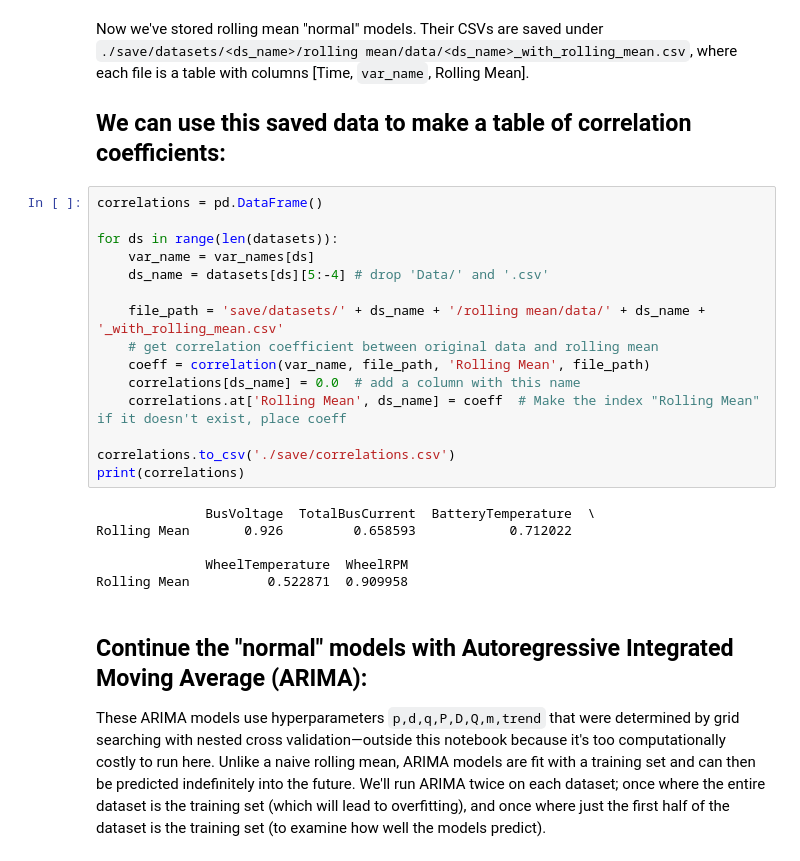
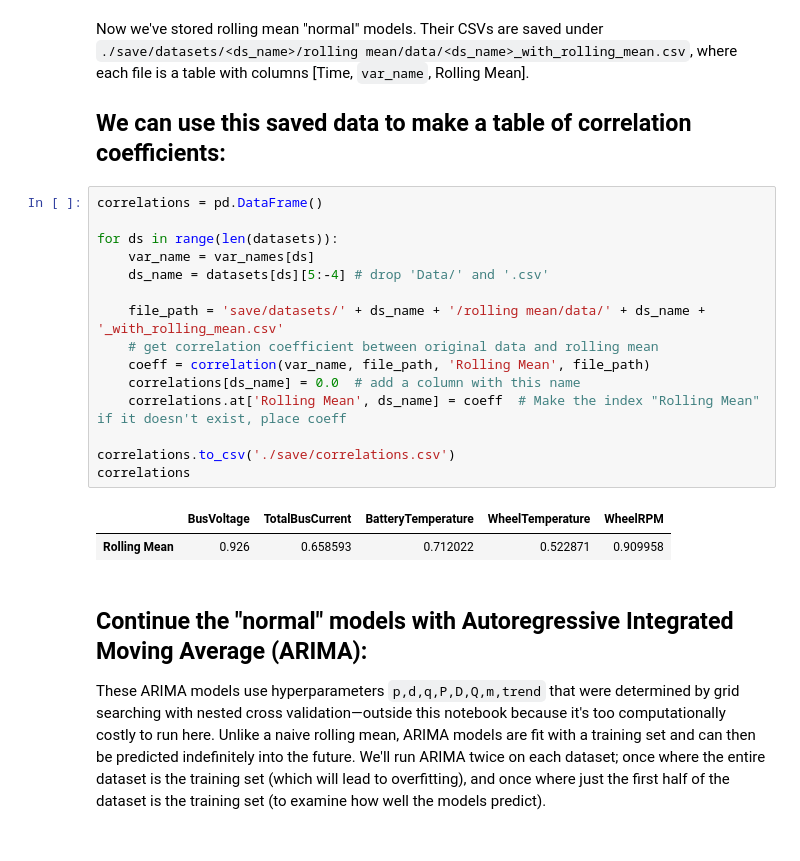
Before and after one commit to sapols/Satellite-Telemetry-Anomaly-Detection, a Jupyter notebook: Algorithm Modeling.ipynb, the cells around one changed output. Saved outputs shown, nothing was run; the diff lists cells and outputs as text.

```diff
--- a/Algorithm Modeling.ipynb
+++ b/Algorithm Modeling.ipynb
@@ -92,24 +92,21 @@ Now we've stored rolling mean "normal" models. Their CSVs are saved under `./sav
 # %%
 correlations = pd.DataFrame()
 
 for ds in range(len(datasets)):
     var_name = var_names[ds]
     ds_name = datasets[ds][5:-4] # drop 'Data/' and '.csv'
 
     file_path = 'save/datasets/' + ds_name + '/rolling mean/data/' + ds_name + '_with_rolling_mean.csv'
     # get correlation coefficient between original data and rolling mean
     coeff = correlation(var_name, file_path, 'Rolling Mean', file_path)
     correlations[ds_name] = 0.0  # add a column with this name
     correlations.at['Rolling Mean', ds_name] = coeff  # Make the index "Rolling Mean" if it doesn't exist, place coeff
 
 correlations.to_csv('./save/correlations.csv')
-print(correlations)
+correlations
 # %% [output]
-              BusVoltage  TotalBusCurrent  BatteryTemperature  \
-Rolling Mean       0.926         0.658593            0.712022
-
-              WheelTemperature  WheelRPM
-Rolling Mean          0.522871  0.909958
+|  | BusVoltage | TotalBusCurrent | BatteryTemperature | WheelTemperature | WheelRPM |
+| Rolling Mean | 0.926 | 0.658593 | 0.712022 | 0.522871 | 0.909958 |
 # %% [markdown]
 ## Continue the "normal" models with Autoregressive Integrated Moving Average (ARIMA):
 
```
Also changed, not shown: parts of 2 cells of this notebook.
